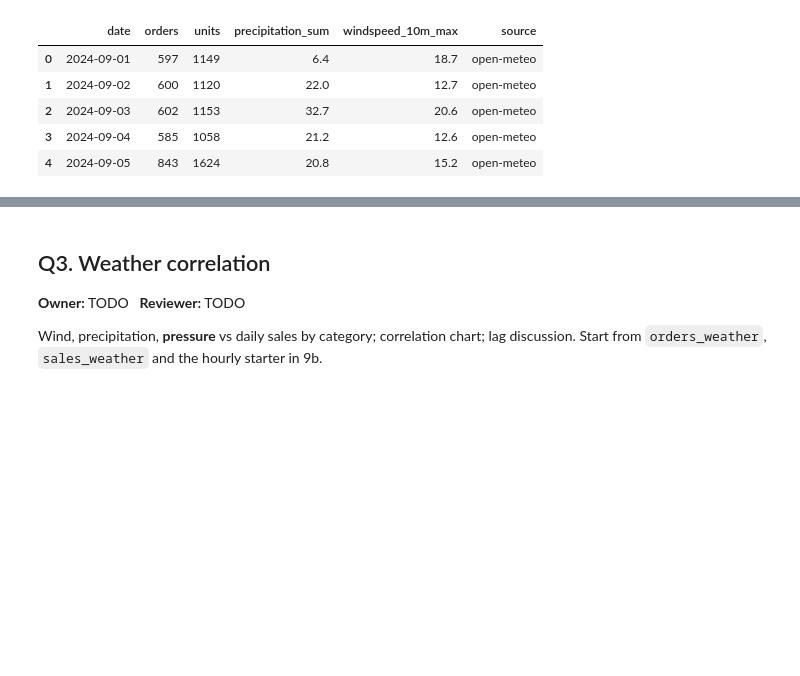
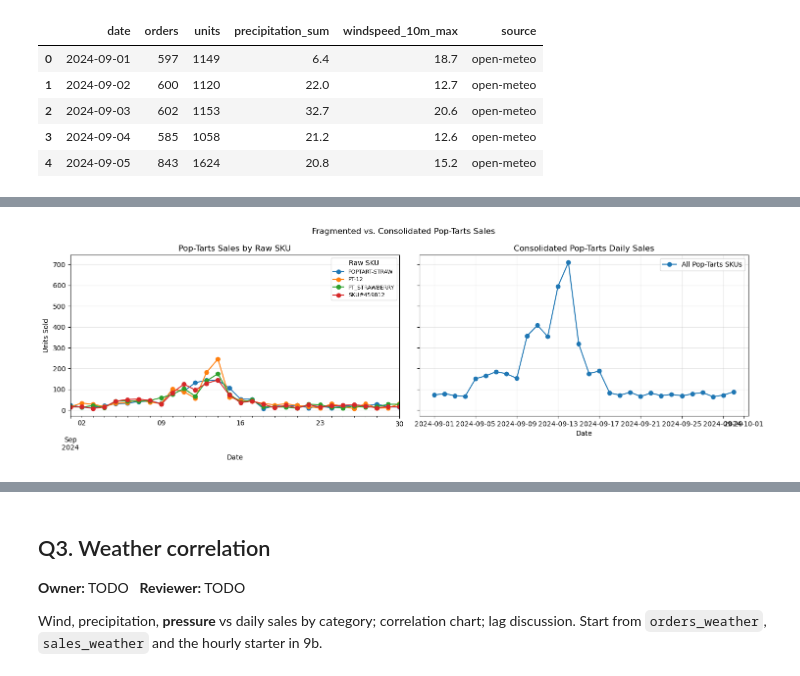
Before and after one commit to amulyasundaresan/Midterm-1, a Jupyter notebook: Notebooks/midterm_combined_notebook_1.ipynb, the cells around one changed output, grey strips where cells are left out. Cells and saved outputs as stored; diff of their text form; code cells hidden in the pictures; blank space fills up the shorter version.

```diff
--- a/Notebooks/midterm_combined_notebook_1.ipynb
+++ b/Notebooks/midterm_combined_notebook_1.ipynb
@@ -1005,3 +1170,101 @@ orders_weather.head()
 | 2 | 2024-09-03 | 602 | 1153 | 32.7 | 20.6 | open-meteo |
 | 3 | 2024-09-04 | 585 | 1058 | 21.2 | 12.6 | open-meteo |
 | 4 | 2024-09-05 | 843 | 1624 | 20.8 | 15.2 | open-meteo |
+# %%
+# Select all transactions belonging to the Pop-Tarts family
+poptarts = transactions[
+    transactions['canonical_sku'] == 'POPTART-STRAW'
+].dropna(subset=['date_best']).copy()
+
+print('Pop-Tarts raw SKU variants:')
+display(
+    poptarts.groupby('sku')['quantity_clean']
+    .agg(['count', 'sum'])
+    .rename(columns={
+        'count': 'transaction_count',
+        'sum': 'total_units'
+    })
+    .sort_values('total_units', ascending=False)
+)
+
+# Fragmented: daily units for each original SKU
+fragmented_daily = (
+    poptarts.groupby(['date_best', 'sku'])['quantity_clean']
+    .sum()
+    .unstack(fill_value=0)
+)
+
+# Consolidated: daily units across all Pop-Tarts SKUs
+consolidated_daily = (
+    poptarts.groupby('date_best')['quantity_clean']
+    .sum()
+    .rename('Pop-Tarts total')
+)
+
+# index both views to the full month
+full_dates = pd.date_range('2024-09-01', '2024-09-30')
+
+fragmented_daily = fragmented_daily.reindex(
+    full_dates, fill_value=0
+)
+
+consolidated_daily = consolidated_daily.reindex(
+    full_dates, fill_value=0
+)
+
+# Compare total units to verify consolidation preserves volume
+fragmented_total = fragmented_daily.to_numpy().sum()
+consolidated_total = consolidated_daily.sum()
+
+print(f'Fragmented total units: {fragmented_total:,.0f}')
+print(f'Consolidated total units: {consolidated_total:,.0f}')
+print(
+    'Totals preserved:',
+    np.isclose(fragmented_total, consolidated_total)
+)
+
+# Side-by-side visualization
+fig, axes = plt.subplots(1, 2, figsize=(15, 5), sharey=True)
+
+fragmented_daily.plot(
+    kind='line',
+    marker='o',
+    ax=axes[0]
+)
+
+axes[0].set_title('Pop-Tarts Sales by Raw SKU')
+axes[0].set_xlabel('Date')
+axes[0].set_ylabel('Units Sold')
+axes[0].legend(title='Raw SKU', fontsize=8)
+axes[0].grid(alpha=0.3)
+
+axes[1].plot(
+    consolidated_daily.index,
+    consolidated_daily.values,
+    marker='o',
+    label='All Pop-Tarts SKUs'
+)
+
+axes[1].set_title('Consolidated Pop-Tarts Daily Sales')
+axes[1].set_xlabel('Date')
+axes[1].set_ylabel('Units Sold')
+axes[1].legend()
+axes[1].grid(alpha=0.3)
+
+plt.suptitle('Fragmented vs. Consolidated Pop-Tarts Sales')
+plt.tight_layout()
+plt.show()
+
+# Calculate consolidated volume for the largest raw SKU
+raw_sku_totals = poptarts.groupby('sku')['quantity_clean'].sum()
+
+largest_sku_units = raw_sku_totals.max()
+largest_sku_share = (
+    largest_sku_units / consolidated_total * 100
+    if consolidated_total else np.nan
+)
+
+print(f'Largest individual SKU: {raw_sku_totals.idxmax()}')
+print(f'Units under that SKU: {largest_sku_units:,.0f}')
+print(f'Share of consolidated Pop-Tarts volume: {largest_sku_share:.2f}%')
+# %% [output]
@@ -1007,0 +1281 @@ orders_weather.head()
+[figure, added]
```
Also changed, not shown: parts of 14 cells of this notebook, 8 other files.
